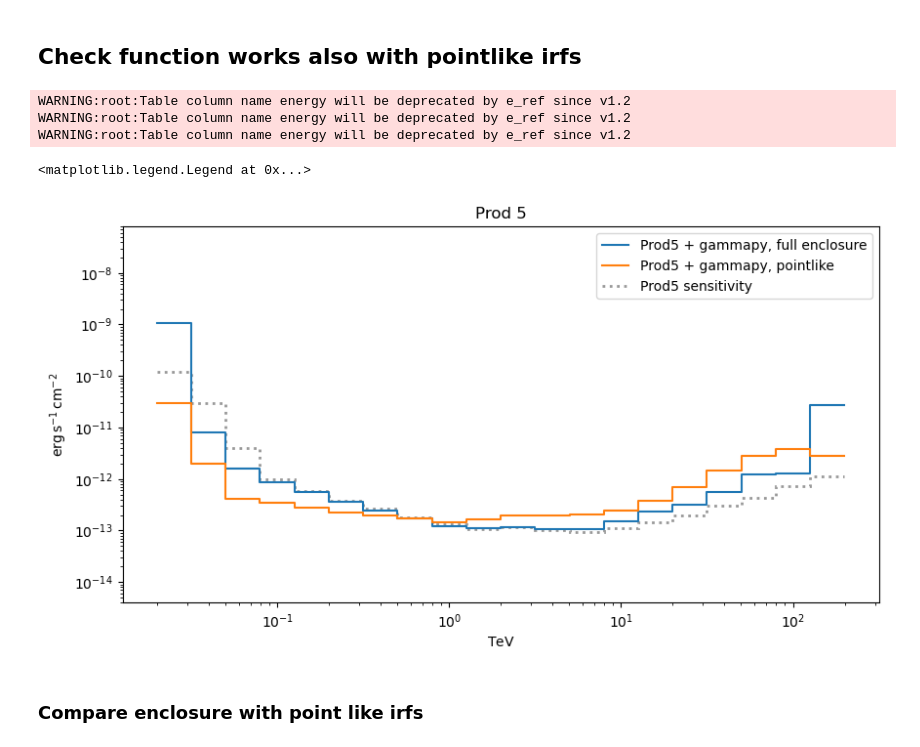
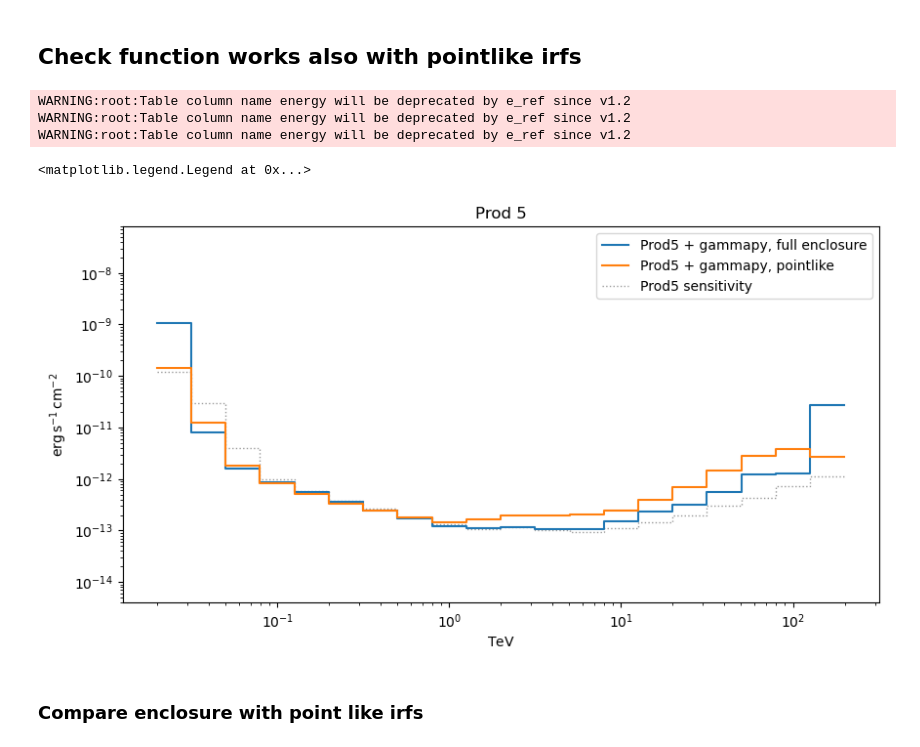
Before and after one commit to Tobychev/GammapySensitivity, a Jupyter notebook: SensitivityFromIRF.ipynb, the cells around one changed output. Saved outputs shown, nothing was run; the diff lists cells and outputs as text; code cells hidden in the pictures.

```diff
--- a/SensitivityFromIRF.ipynb
+++ b/SensitivityFromIRF.ipynb
@@ -53,20 +53,27 @@ class RadMaxGeom(RegionGeom):
         offset = sky_coord.separation(point_icrs)
         self._pointing = point_icrs
         if self._rad_max.axes["offset"].nbin > 1:
-            self._radii = np.squeeze(self._rad_max.evaluate(offset=offset, energy=self.axes["energy"].center))
+            eval_en = self.axes["energy"].center
         else:
-            self._radii = np.squeeze(self._rad_max.evaluate())
+            eval_en = self.axes["energy"].center[:, np.newaxis]
+
+        self._radii = np.squeeze(
+            self._rad_max.evaluate(
+                offset=offset, energy=eval_en))
+
 
     def solid_angle(self):
         if self.region is None:
             raise ValueError("Region definition required.")
 
         areas = np.zeros_like(self._radii.value)
+        # Extra axes to match dimensions from a RegionGeom
+        areas = areas[:, np.newaxis, np.newaxis]
         for idx, r in enumerate(self._radii):
             area = CircleSkyRegion(self._pointing, radius=r).to_pixel(self.wcs).area
             areas[idx] = area
 
-        d_omegas = area * proj_plane_pixel_area(self.wcs) * u.deg**2
+        d_omegas = areas * proj_plane_pixel_area(self.wcs) * u.deg**2
         return d_omegas.to("sr")
 # %%
 def gp_sensitivity_curve(irfs, root_e_bins, enclosure=True, conf={}):
@@ -229,25 +238,25 @@ WARNING:root:Table column name energy will be deprecated by e_ref since v1.2
 # %%
 p5_gE, p5_gSens, full_tab = gp_sensitivity_curve(irf_tab_p5, p5_en, enclosure=True, conf={"point_offset": 0.5 * u.deg})
 p5p_gE, p5p_gSens, _ = gp_sensitivity_curve(irf_tab_p5_point, p5_en, enclosure=False, conf={"point_offset": 0.5 * u.deg})
 pyp_gE, pyp_gSens, _ = gp_sensitivity_curve(irf_tab_py, p5_en, enclosure=False, conf={"point_offset": 0.5 * u.deg})
 
 fig, ax = plt.subplots(1, 1, figsize=(10, 5))
 plt.step(p5_gE, p5_gSens, label="Prod5 + gammapy, full enclosure")
 plt.step(p5p_gE, p5p_gSens, label="Prod5 + gammapy, pointlike")
-# plt.step(pyp_gE, pyp_gSens, label="Tool + gammapy, pointlike")
-plt.stairs(prod5_sens[1:], p5_en[1:], label="Prod5 sensitivity", linestyle=":", color="k", lw=2, alpha=0.4, baseline=None)
+#plt.step(pyp_gE, pyp_gSens, label="Tool + gammapy, pointlike")
+plt.stairs(prod5_sens[1:], p5_en[1:], label="Prod5 sensitivity", linestyle=":", color="k", lw=1, alpha=0.4, baseline=None)
 
 plt.title("Prod 5")
 
 plt.ylim(4e-15, 8e-8)
 plt.loglog()
 plt.legend()
 # %% [output]
 WARNING:root:Table column name energy will be deprecated by e_ref since v1.2
 WARNING:root:Table column name energy will be deprecated by e_ref since v1.2
 WARNING:root:Table column name energy will be deprecated by e_ref since v1.2
 <matplotlib.legend.Legend at 0x...>
-[figure, old version]
+[figure, new version]
 # %% [markdown]
 ### Compare enclosure with point like irfs
 # %% [markdown]
```
Also changed, not shown: parts of 5 cells of this notebook, 4 other files.
